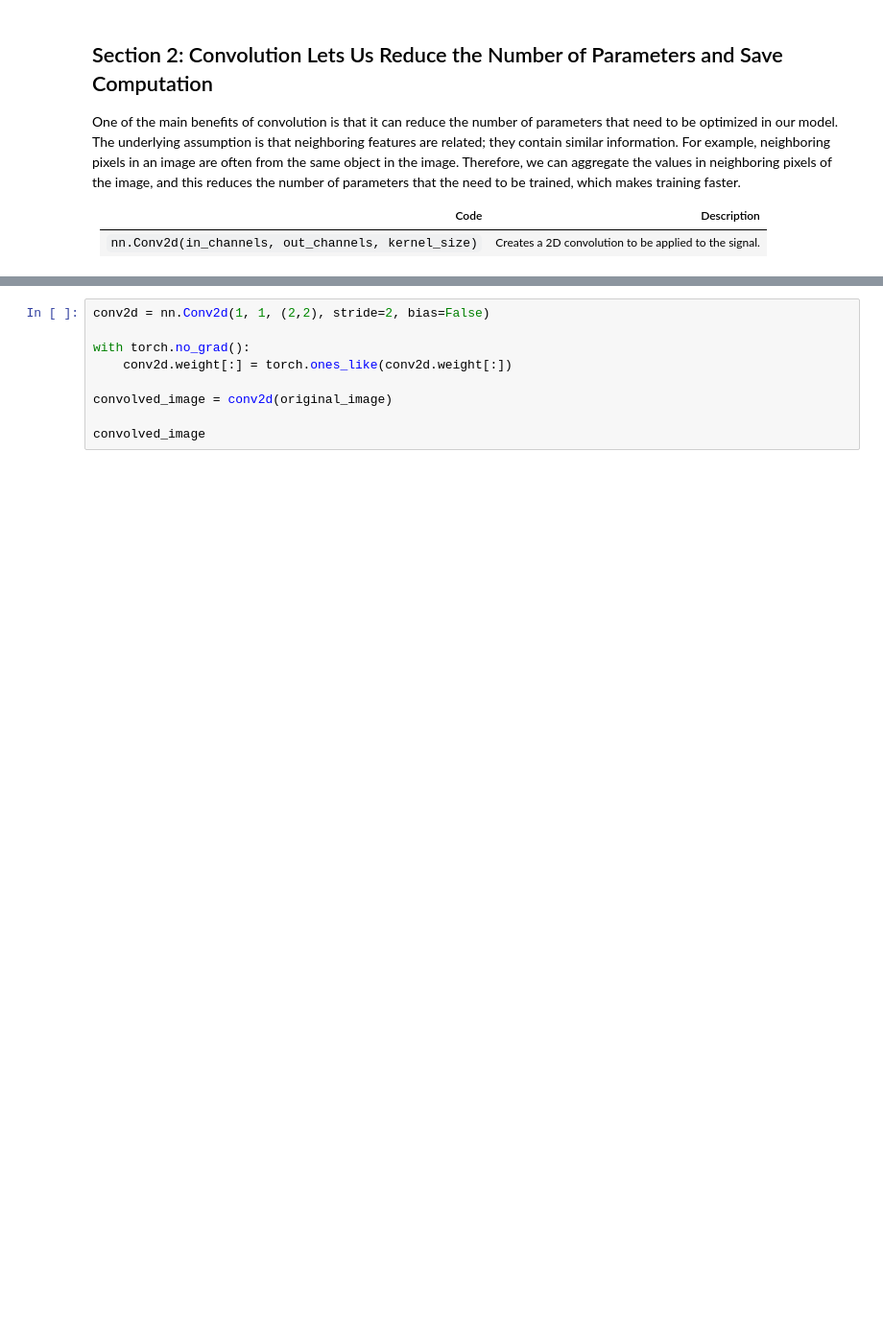
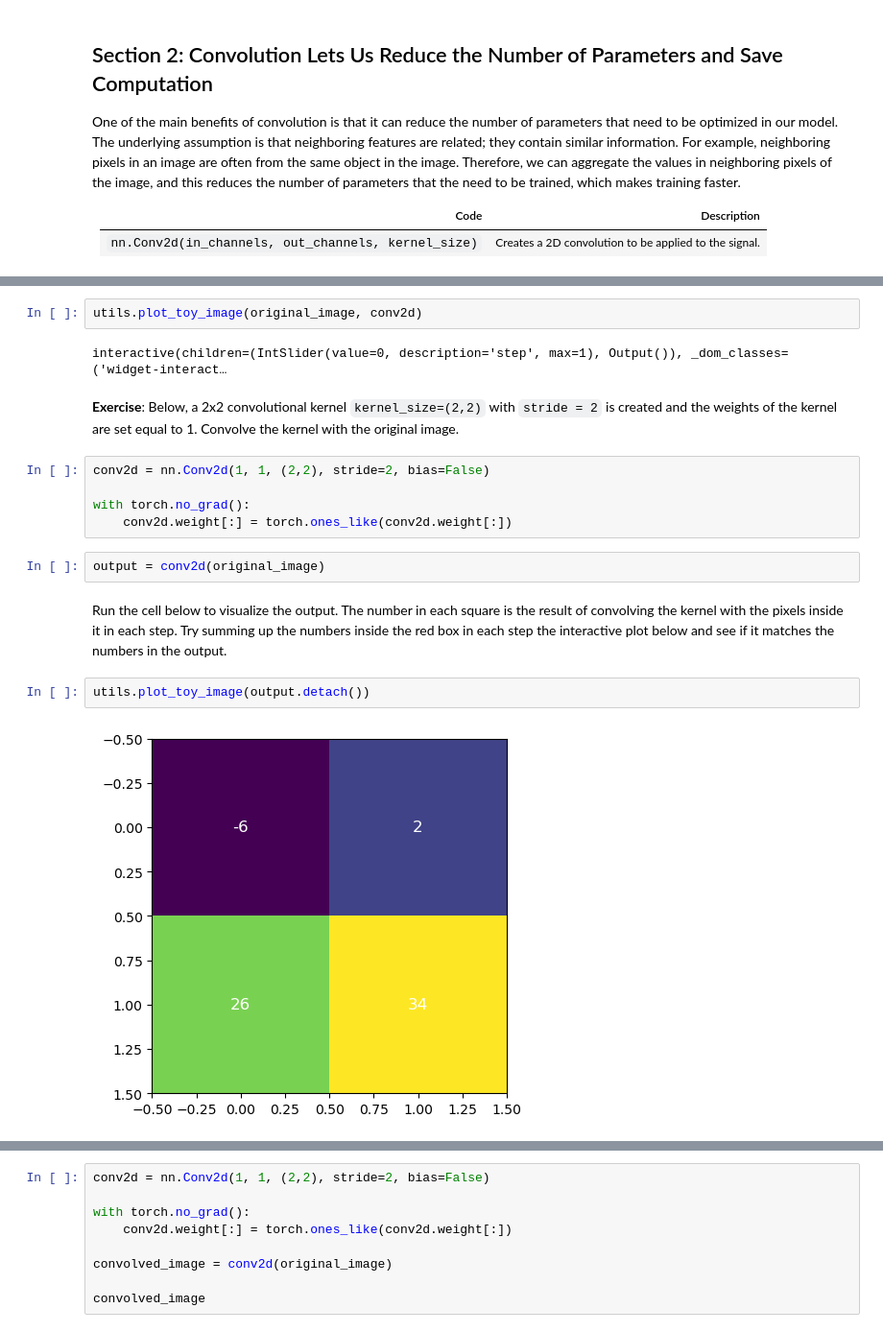
Before and after one commit to atleer/intro-to-deep-learning-dev, a Jupyter notebook: Day03/10_convolutional_neural_networks/index.ipynb, the cells around one changed output, grey strips where cells are left out. Shown at 96% size. Drawn from its saved outputs; the diff is of its cells as text; blank space fills up the shorter version.

Commit message:
add more exercises section 1 and 2

```diff
--- a/Day03/10_convolutional_neural_networks/index.ipynb
+++ b/Day03/10_convolutional_neural_networks/index.ipynb
@@ -395,0 +499,19 @@ interactive(children=(IntSlider(value=0, description='step', max=8), Output()),
+# %%
+utils.plot_toy_image(original_image, conv2d)
+# %% [output]
+interactive(children=(IntSlider(value=0, description='step', max=1), Output()), _dom_classes=('widget-interact…
+# %% [markdown]
+**Exercise**: Below, a 2x2 convolutional kernel `kernel_size=(2,2)` with `stride = 2` is created and the weights of the kernel are set equal to 1. Convolve the kernel with the original image.
+# %%
+conv2d = nn.Conv2d(1, 1, (2,2), stride=2, bias=False)
+
+with torch.no_grad():
+    conv2d.weight[:] = torch.ones_like(conv2d.weight[:])
+# %%
+output = conv2d(original_image)
+# %% [markdown]
+Run the cell below to visualize the output. The number in each square is the result of convolving the kernel with the pixels inside it in each step. Try summing up the numbers inside the red box in each step the interactive plot below and see if it matches the numbers in the output.
+# %%
+utils.plot_toy_image(output.detach())
+# %% [output]
+[figure, added]
```
Also changed, not shown: parts of 49 cells of this notebook.
